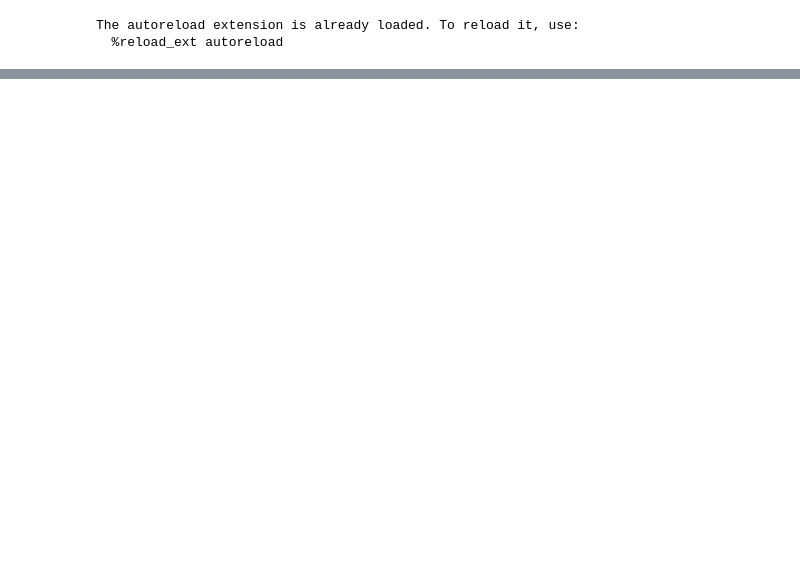
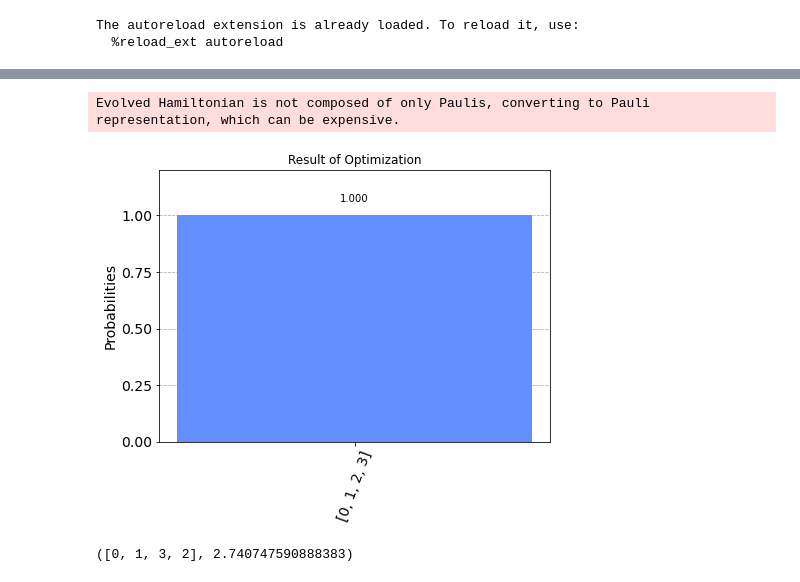
Before and after one commit to simondobers/quantum_alternating_operator, a Jupyter notebook: Untitled.ipynb, the cells around one changed output, grey strips where cells are left out. Saved outputs shown, nothing was run; the diff lists cells and outputs as text; code cells hidden in the pictures; blank space fills up the shorter version.

```diff
--- a/Untitled.ipynb
+++ b/Untitled.ipynb
@@ -65,3 +34,0 @@ simulator.shots = 512
-# %%
-qc = create_qaoa_circ(matrix, [1.,1.])
-qc = transpile(qc, simulator)
@@ -149,6 +72,30 @@ def compute_expectation(counts, G):
         sum_count += count
 
     return avg/sum_count
+# %%
+def analyse_result(theta_res,reps=1,transform_labels_to_path=True):
+    simulator = Aer.get_backend('aer_simulator')
+    simulator.shots = 512
+
+    qc = create_qaoa_circ(matrix,reps=reps)
+    qc = transpile(qc, simulator)
+
+    params = {}
+    for key,value in zip(qc.parameters,theta_res):
+        params[key] = [value]
+
+    result = simulator.run(qc,parameter_binds=[params]).result()
+    counts = result.get_counts()
+    fig = plot_histogram(counts, title='Result of Optimization')
+
+    if transform_labels_to_path:
+        ax = fig.axes
+        ax = ax[0]
+
+        labels = [bitstring_to_path(item.get_text(), return_as_string=True) for item in ax.get_xticklabels()]
+        ax.set_xticklabels(labels)
+
+    return fig
 # %%
 expectation = get_expectation(matrix,1,shots=512)
 
@@ -186,17 +133,9 @@ res
-# %%
-def analyse_result(theta_res,reps=1):
-    simulator = Aer.get_backend('aer_simulator')
-    simulator.shots = 512
-
-    qc = create_qaoa_circ(matrix,reps=reps)
-    qc = transpile(qc, simulator)
-
-    params = {}
-    for key,value in zip(qc.parameters,theta_res):
-        params[key] = [value]
-
-    result = simulator.run(qc,parameter_binds=[params]).result()
-    counts = result.get_counts()
-    return plot_histogram(counts, title='Result of Optimization')
 # %%
-analyse_result(res.x)
+analyse_result(res.x,transform_labels_to_path=True)
+# %% [output]
+Evolved Hamiltonian is not composed of only Paulis, converting to Pauli representation, which can be expensive.
+[figure, added]
+# %%
+solve_tsp_classical(matrix)
+# %% [output]
+([0, 1, 3, 2], 2.740747590888383)
```
Also changed, not shown: parts of 22 cells of this notebook, 1 other file.
